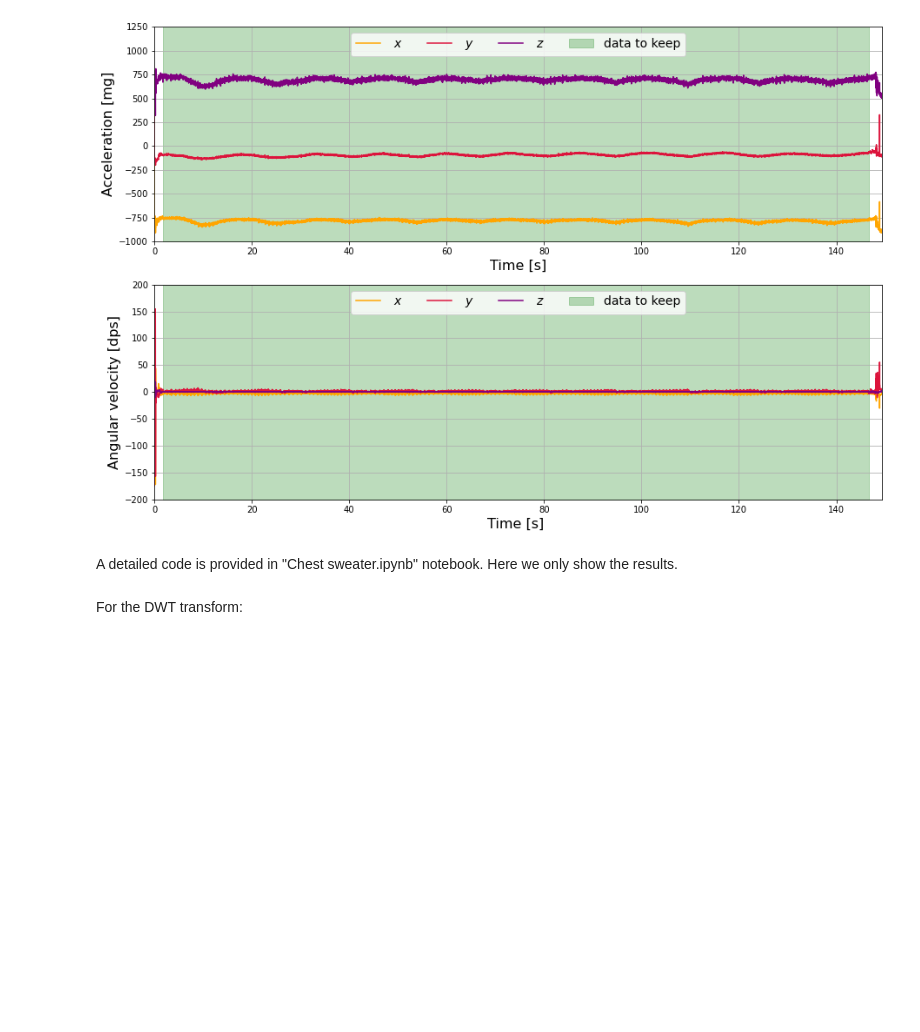
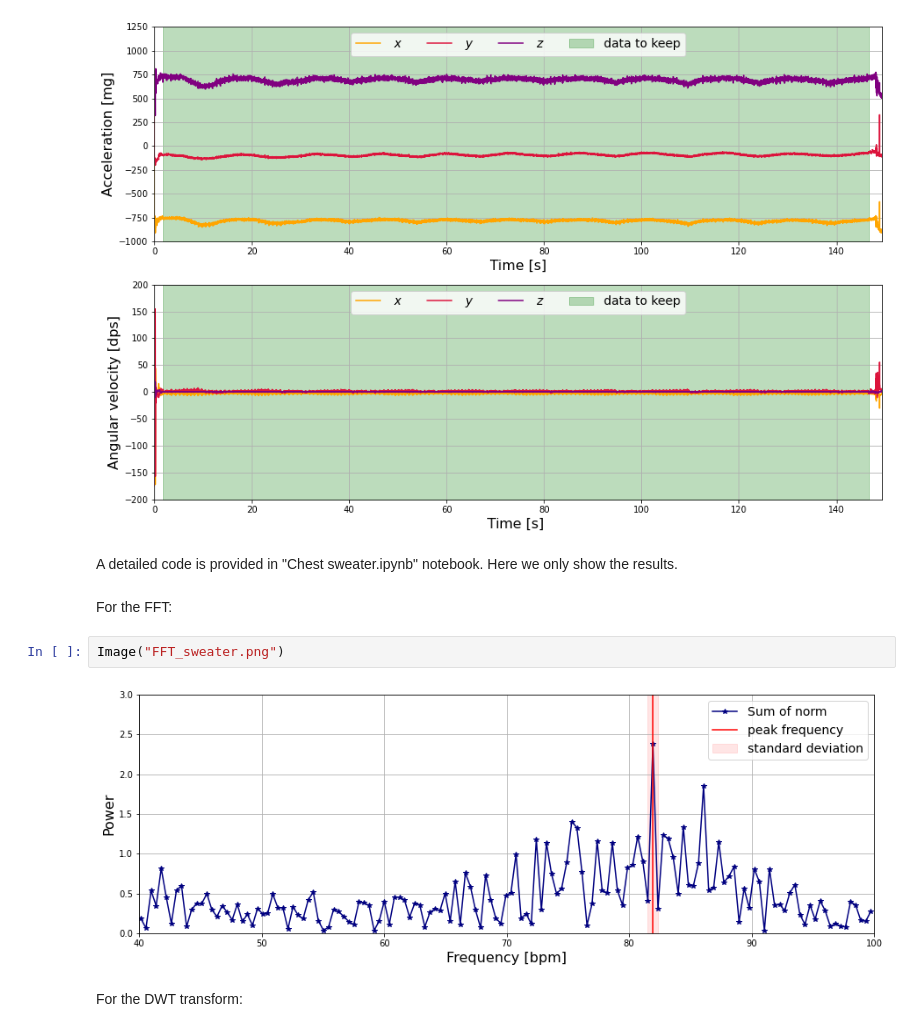
Before and after one commit to ericabrisigotti/heart_rate_estimation_LCP-A, a Jupyter notebook: Project_presentation.ipynb, the cells around one changed output. Drawn from its saved outputs; the diff is of its cells as text; blank space fills up the shorter version.

Commit message:
FFT sweater picture added

```diff
--- a/Project_presentation.ipynb
+++ b/Project_presentation.ipynb
@@ -726,6 +738,12 @@ Image("data_sweater.png")
 [figure]
 # %% [markdown]
 A detailed code is provided in "Chest sweater.ipynb" notebook. Here we only show the results.
+# %% [markdown]
+For the FFT:
+# %%
+Image("FFT_sweater.png")
+# %% [output]
+[figure, added]
 # %% [markdown]
 For the DWT transform:
 # %%
```
Also changed, not shown: parts of 4 cells of this notebook, 1 other file.
